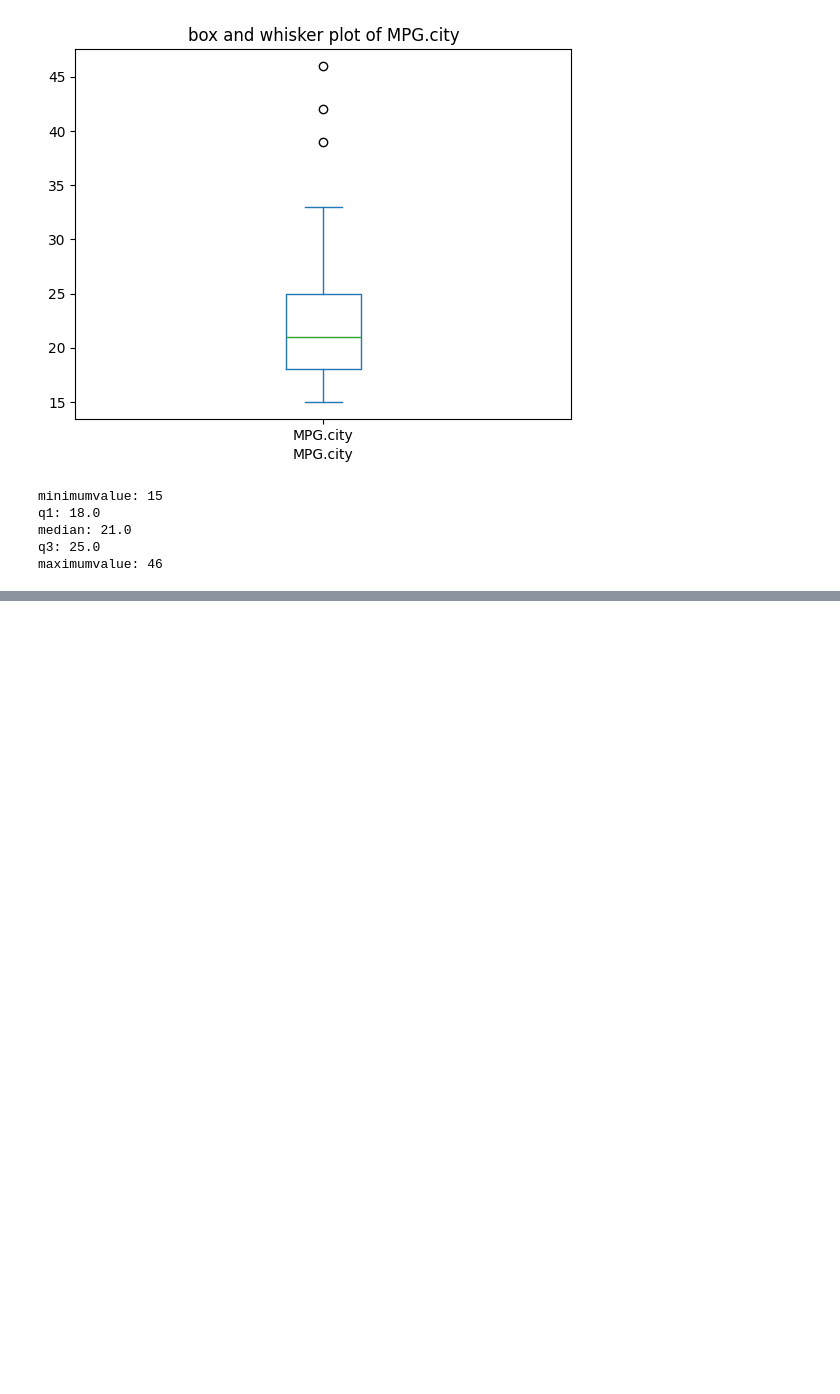
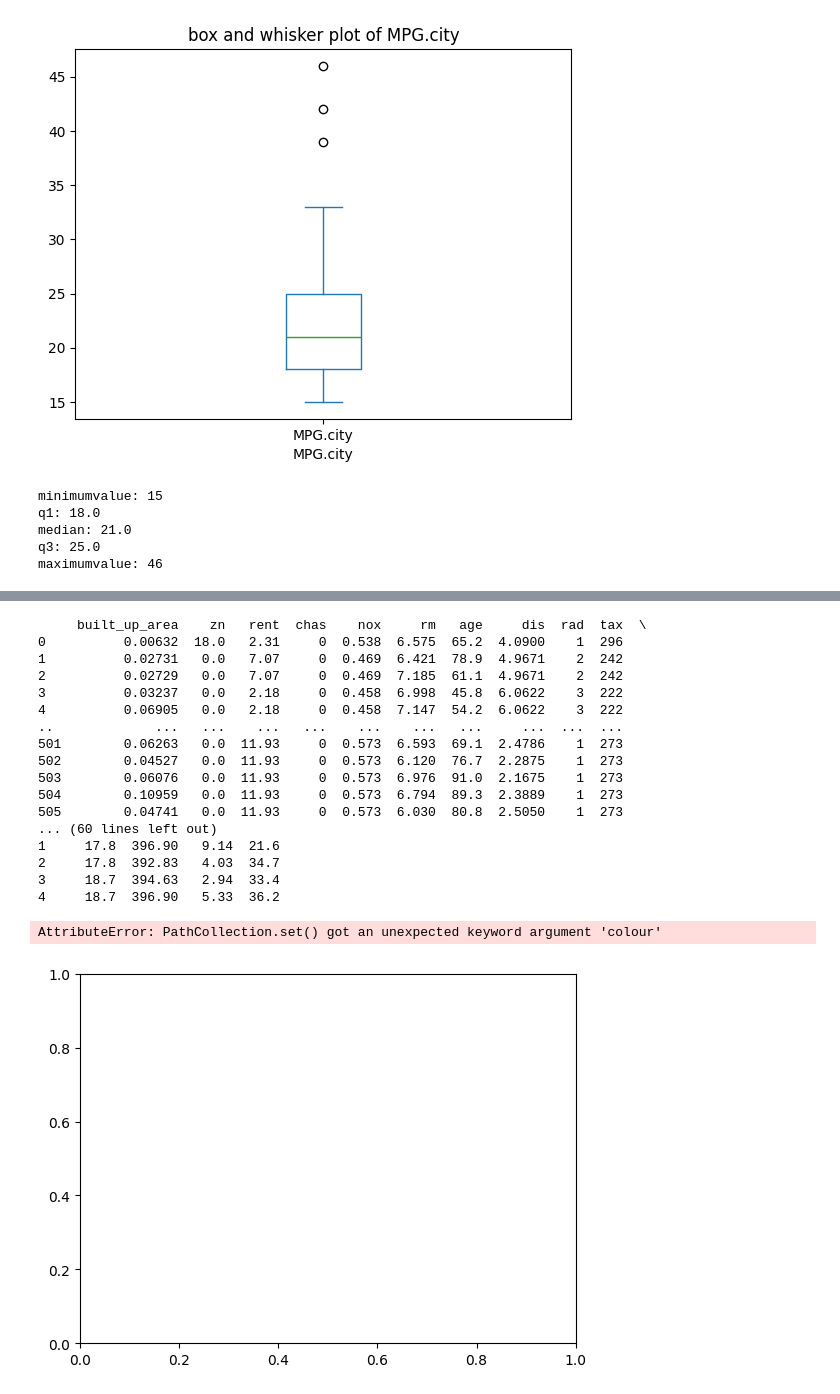
Before and after one commit to meghapoojary114/aiml, a Jupyter notebook: aiml.ipynb, the cells around one changed output, grey strips where cells are left out. Saved outputs shown, nothing was run; the diff lists cells and outputs as text; code cells hidden in the pictures; blank space fills up the shorter version.

```diff
--- a/aiml.ipynb
+++ b/aiml.ipynb
@@ -266,0 +472,65 @@ maximumvalue: 46
+# %%
+import pandas  as pd
+import matplotlib.pyplot as plt
+import numpy as np
+from sklearn.linear_model import LinearRegression
+from sklearn import linear_model
+from sklearn.metrics import mean_squared_error
+df=pd.read_csv('/content/BostonHousing.csv')
+print(df)
+df.info()
+print(df.isnull().sum())
+print(df.head())
+plt.scatter(df.built_up_area,df.rent,colour='blue',marker='*')
+plt.xlabel('built up area')
+plt.ylabel('rent')
+plt.title('scatterplot')
+plt.show()
+x=df.drop('rent',axis=1)
+print(x)
+y=df.medv
+print(y)
+from sklearn.model_section import trian_test_split
+xtrain,xtest,ytrain,ytest=trian_test_split(x,y,test_size=0.33,random_state=42)
+print('xtrain shape:',xtrain.shape)
+print('xtest:',xtest.shape)
+print('ytrain:',ytrain.shape)
+print('ytest:',ytest.shape)
+reg=linear_model.linearRegression()
+reg.fit(x,y)
+y_pred=reg.predict(xtest)
+reg.predict([[650,0]])
+print(reg_coef_)
+print(reg.intercept_)
+Z=9.7900215*650+879253617697
+print(Z)
+trian_score=reg.score(xtrain,ytrain)
+print(trian_score)
+test_score=reg.score(xtest,ytest)
+print(test_score)
+print('trainscore(R-sqaured):',trian_score)
+print('testscore(R-sqaured):',test_score)
+mse=mean_squared_error(ytest,y_pred)
+mae=mean_squared_error(ytest,y_pred)
+print('mse:',mse)
+print('mae:',mae)
+# %% [output]
+     built_up_area    zn   rent  chas    nox     rm   age     dis  rad  tax  \
+0          0.00632  18.0   2.31     0  0.538  6.575  65.2  4.0900    1  296
+1          0.02731   0.0   7.07     0  0.469  6.421  78.9  4.9671    2  242
+2          0.02729   0.0   7.07     0  0.469  7.185  61.1  4.9671    2  242
+3          0.03237   0.0   2.18     0  0.458  6.998  45.8  6.0622    3  222
+4          0.06905   0.0   2.18     0  0.458  7.147  54.2  6.0622    3  222
+..             ...   ...    ...   ...    ...    ...   ...     ...  ...  ...
+501        0.06263   0.0  11.93     0  0.573  6.593  69.1  2.4786    1  273
+502        0.04527   0.0  11.93     0  0.573  6.120  76.7  2.2875    1  273
+503        0.06076   0.0  11.93     0  0.573  6.976  91.0  2.1675    1  273
+504        0.10959   0.0  11.93     0  0.573  6.794  89.3  2.3889    1  273
+505        0.04741   0.0  11.93     0  0.573  6.030  80.8  2.5050    1  273
+... (60 lines left out)
+1     17.8  396.90   9.14  21.6
+2     17.8  392.83   4.03  34.7
+3     18.7  394.63   2.94  33.4
+4     18.7  396.90   5.33  36.2
+AttributeError: PathCollection.set() got an unexpected keyword argument 'colour'
+[figure, added]
```
Also changed, not shown: parts of 9 cells of this notebook.
